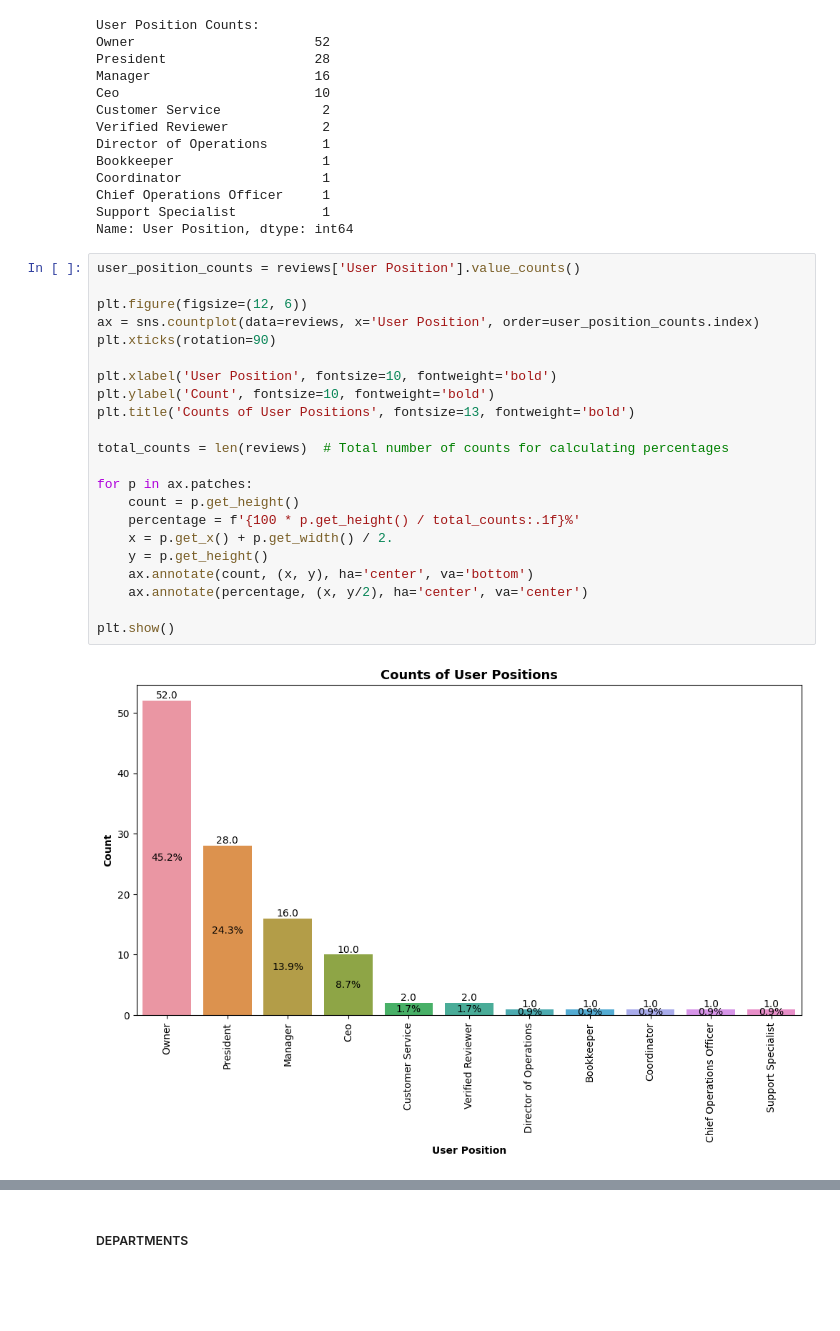
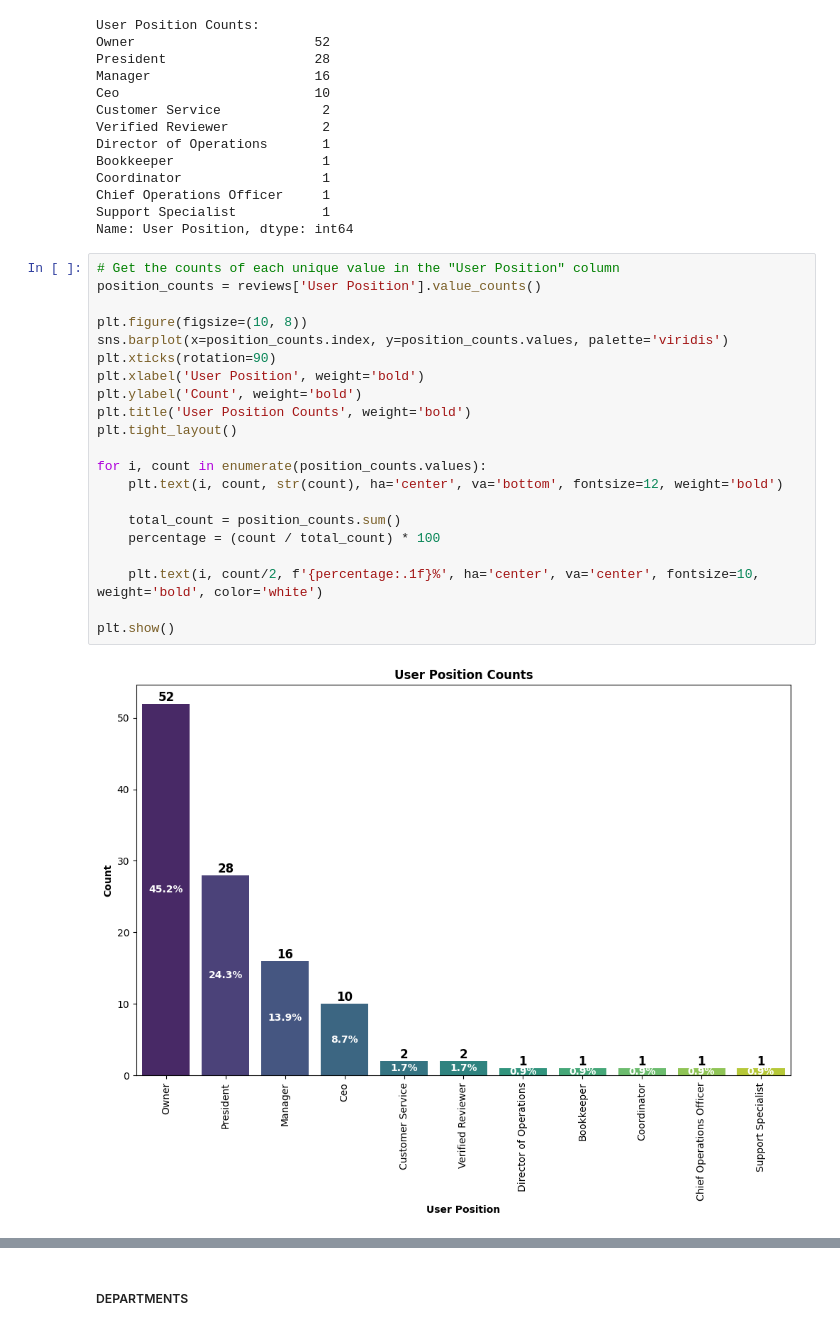
Before and after one commit to ArifAygun/Sentiment-Analysis-SMRT, a Jupyter notebook: SMRT_Statistical_Analysis.ipynb, the cells around one changed output, grey strips where cells are left out. Cells and saved outputs as stored; diff of their text form; blank space fills up the shorter version.

```diff
--- a/SMRT_Statistical_Analysis.ipynb
+++ b/SMRT_Statistical_Analysis.ipynb
@@ -406,27 +341,26 @@ Coordinator                  1
 Chief Operations Officer     1
 Support Specialist           1
 Name: User Position, dtype: int64
-# %%
-user_position_counts = reviews['User Position'].value_counts()
-
-plt.figure(figsize=(12, 6))
-ax = sns.countplot(data=reviews, x='User Position', order=user_position_counts.index)
-plt.xticks(rotation=90)
-
-plt.xlabel('User Position', fontsize=10, fontweight='bold')
-plt.ylabel('Count', fontsize=10, fontweight='bold')
-plt.title('Counts of User Positions', fontsize=13, fontweight='bold')
-
-total_counts = len(reviews)  # Total number of counts for calculating percentages
-
-for p in ax.patches:
-    count = p.get_height()
-    percentage = f'{100 * p.get_height() / total_counts:.1f}%'
-    x = p.get_x() + p.get_width() / 2.
-    y = p.get_height()
-    ax.annotate(count, (x, y), ha='center', va='bottom')
-    ax.annotate(percentage, (x, y/2), ha='center', va='center')
-
-plt.show()
-# %% [output]
-[figure, removed]
+# %%
+# Get the counts of each unique value in the "User Position" column
+position_counts = reviews['User Position'].value_counts()
+
+plt.figure(figsize=(10, 8))
+sns.barplot(x=position_counts.index, y=position_counts.values, palette='viridis')
+plt.xticks(rotation=90)
+plt.xlabel('User Position', weight='bold')
+plt.ylabel('Count', weight='bold')
+plt.title('User Position Counts', weight='bold')
+plt.tight_layout()
+
+for i, count in enumerate(position_counts.values):
+    plt.text(i, count, str(count), ha='center', va='bottom', fontsize=12, weight='bold')
+
+    total_count = position_counts.sum()
+    percentage = (count / total_count) * 100
+
+    plt.text(i, count/2, f'{percentage:.1f}%', ha='center', va='center', fontsize=10, weight='bold', color='white')
+
+plt.show()
+# %% [output]
+[figure, added]
```
Also changed, not shown: parts of 5 cells of this notebook.
